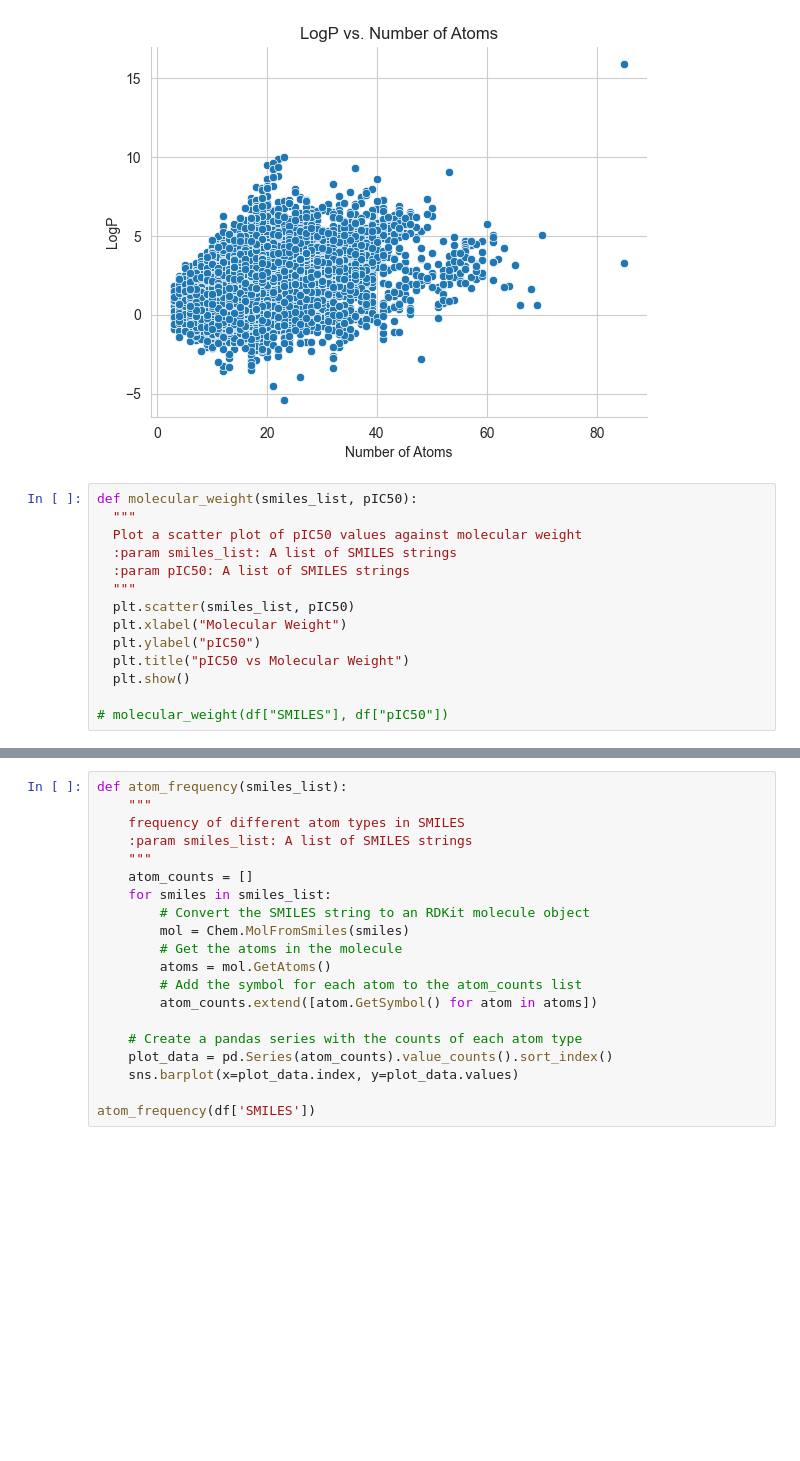
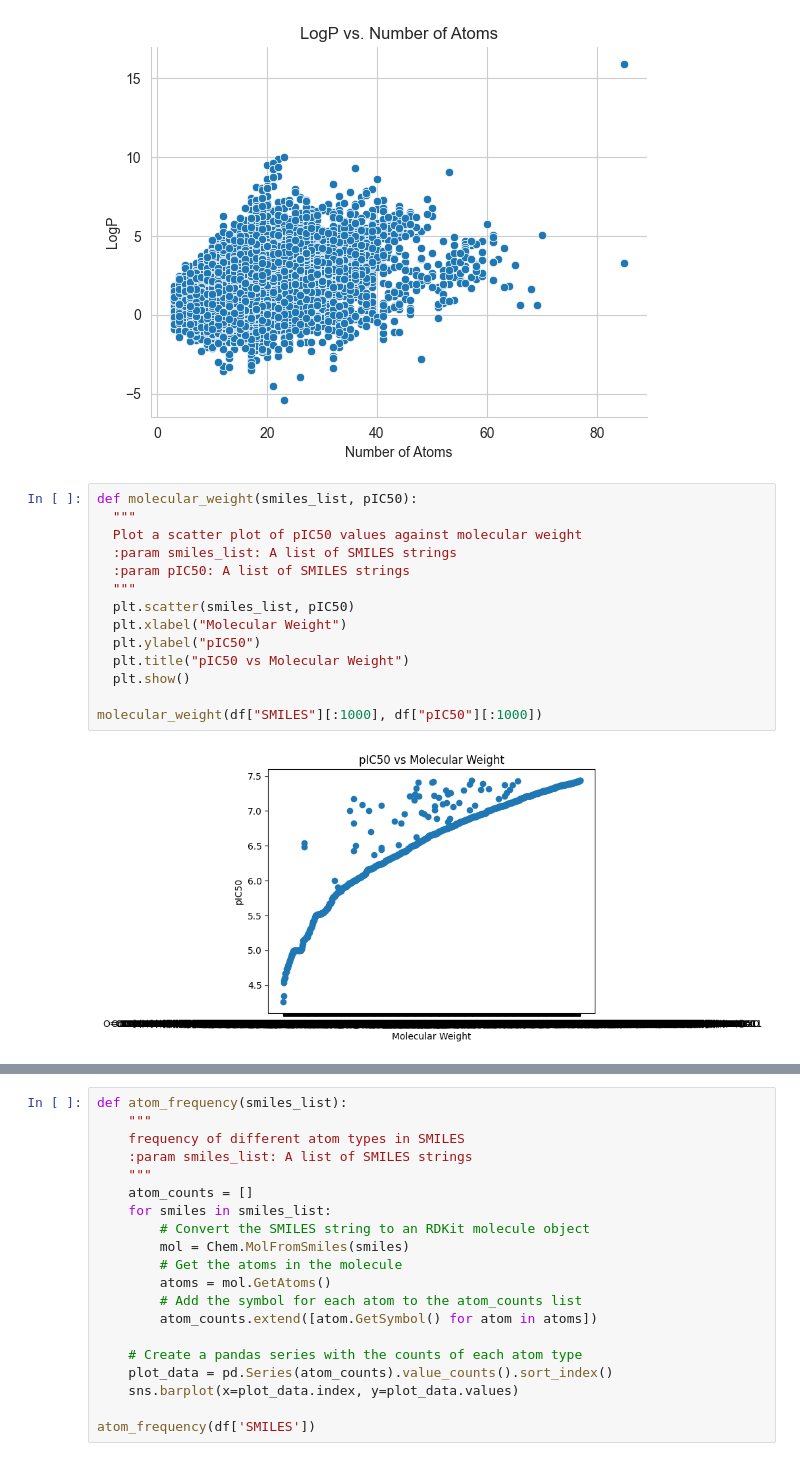
Before and after one commit to mdsameer043/GenAI_Med-Diagnosis_Drug_Design, a Jupyter notebook: gen_ai.ipynb, the cells around one changed output, grey strips where cells are left out. Cells and saved outputs as stored; diff of their text form; blank space fills up the shorter version.

```diff
--- a/gen_ai.ipynb
+++ b/gen_ai.ipynb
@@ -101,17 +90,19 @@ num_atoms_and_logP(df)
 # %%
 def molecular_weight(smiles_list, pIC50):
   """
   Plot a scatter plot of pIC50 values against molecular weight
   :param smiles_list: A list of SMILES strings
   :param pIC50: A list of SMILES strings
   """
   plt.scatter(smiles_list, pIC50)
   plt.xlabel("Molecular Weight")
   plt.ylabel("pIC50")
   plt.title("pIC50 vs Molecular Weight")
   plt.show()
 
-# molecular_weight(df["SMILES"], df["pIC50"])
+molecular_weight(df["SMILES"][:1000], df["pIC50"][:1000])
+# %% [output]
+[figure, added]
 # %%
 html_code = \
 '''
```
Also changed, not shown: parts of 3 cells of this notebook.
